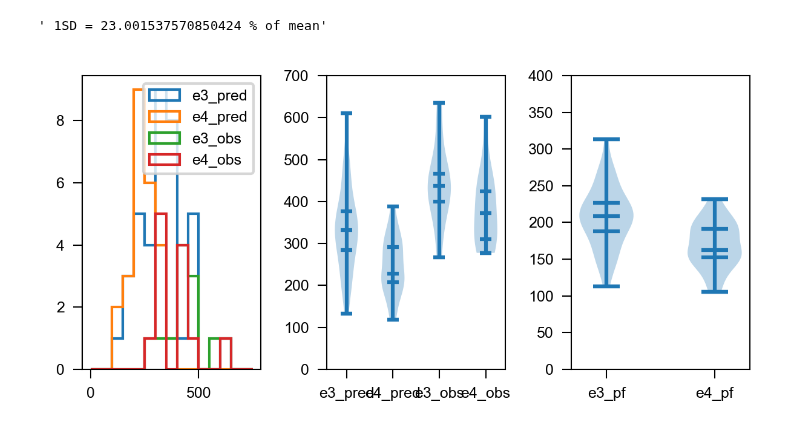
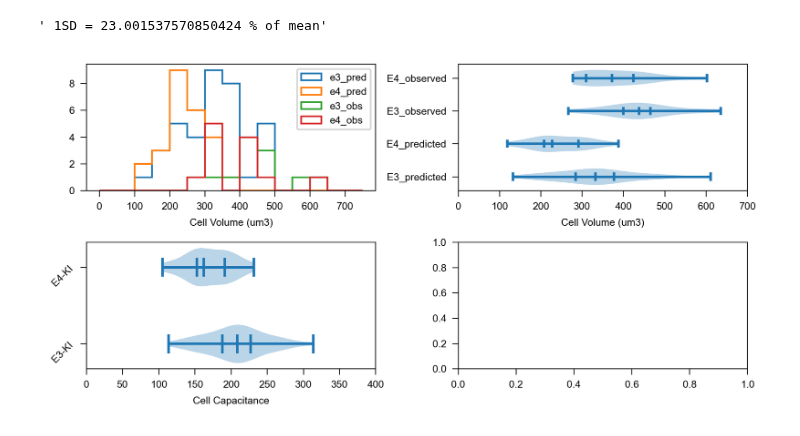
Before and after one commit to dtabuena/Workshop, a Jupyter notebook: Image/NeuN_Volumes_Cellpose.ipynb, the cells around one changed output. Cells and saved outputs as stored; diff of their text form; code cells hidden in the pictures.

```diff
--- a/Image/NeuN_Volumes_Cellpose.ipynb
+++ b/Image/NeuN_Volumes_Cellpose.ipynb
@@ -548,41 +548,44 @@ def sphere_vol2rad(vol_um):
 e3_rads = sphere_sa2rad(cell_capacitances['apoE3-KI 7-9mo'].values)
 e3_pf =cell_capacitances['apoE3-KI 7-9mo'].values
 e3_pf = e3_pf[np.isfinite(e3_pf)]
 pred_e3_vol = sphere_rad2vol(e3_rads)
 # print(pred_e3_vol)
 
 
 e4_rads = sphere_sa2rad(cell_capacitances['apoE4-KI 7-9mo'].values)
 e4_pf =cell_capacitances['apoE4-KI 7-9mo'].values
 e4_pf = e4_pf[np.isfinite(e4_pf)]
 pred_e4_vol = sphere_rad2vol(e4_rads)
 pred_e4_vol=pred_e4_vol[np.isfinite(pred_e4_vol)]
 # print(pred_e4_vol)
 bins=np.arange(0,800,50)
-fig,ax=plt.subplots(1,3,figsize=(4,2))
-
+fig,ax=plt.subplots(2,2,figsize=(6,3))
+ax=ax.flatten()
 
 obs_e3 = mean_vols_df['mean_vol_um3'][~mean_vols_df['gene_emb']]
 obs_e4 = mean_vols_df['mean_vol_um3'][mean_vols_df['gene_emb']]
 
 ax[0].hist(pred_e3_vol,bins=bins,histtype='step',label='e3_pred')
 ax[0].hist(pred_e4_vol,bins=bins,histtype='step',label='e4_pred')
 ax[0].hist(obs_e3,bins=bins,histtype='step',label='e3_obs')
 ax[0].hist(obs_e4,bins=bins,histtype='step',label='e4_obs')
+ax[0].set_xlabel('Cell Volume (um3)')
 ax[0].legend()
 
 
 quantiles=[[0,0.25,0.5,0.75,1] for n in range(4)]
-ax[1].violinplot([pred_e3_vol,pred_e4_vol,obs_e3,obs_e4],quantiles=quantiles)
-ax[1].set_ylim([0,700])
-ax[1].set_xticks([1,2,3,4],['e3_pred','e4_pred','e3_obs','e4_obs'])
+ax[1].violinplot([pred_e3_vol,pred_e4_vol,obs_e3,obs_e4],quantiles=quantiles,vert=False)
+ax[1].set_xlim([0,700])
+ax[1].set_yticks([1,2,3,4],['E3_predicted','E4_predicted','E3_observed','E4_observed'])
+ax[1].set_xlabel('Cell Volume (um3)')
 
 quantiles=[[0,0.25,0.5,0.75,1] for n in range(2)]
-ax[2].violinplot([e3_pf,e4_pf],quantiles=quantiles)
-ax[2].set_ylim([0,400])
-ax[2].set_xticks([1,2],['e3_pf','e4_pf'])
+ax[2].violinplot([e3_pf,e4_pf],quantiles=quantiles,vert=False)
+ax[2].set_xlim([0,400])
+ax[2].set_yticks([1,2],['E3-KI','E4-KI'],rotation=45)
+ax[2].set_xlabel('Cell Capacitance')
 plt.tight_layout()
 # %% [output]
-[figure, old version]
+[figure, new version]
 # %%
 mpl.pyplot.violinplot([]
```
